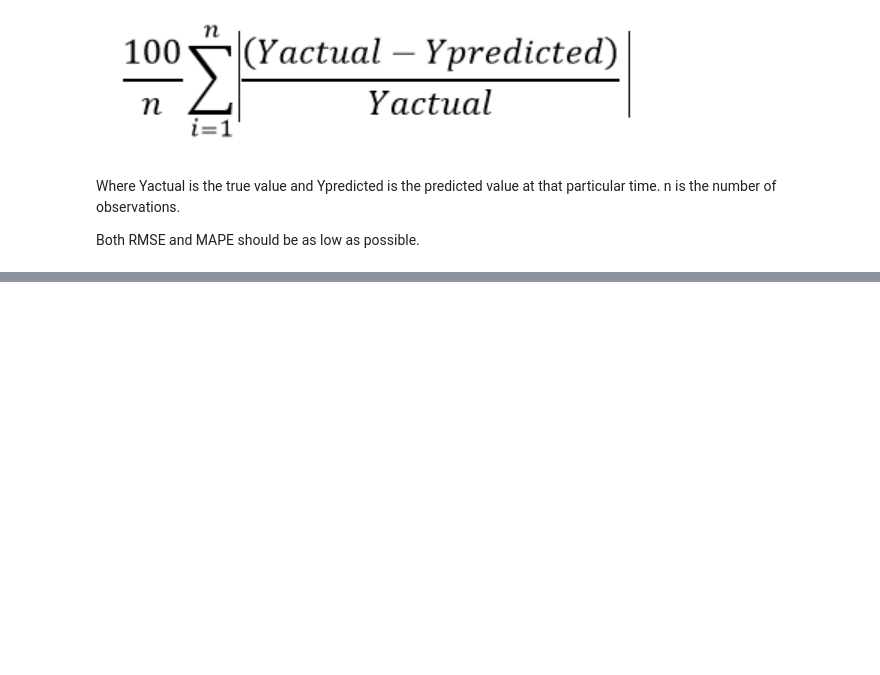
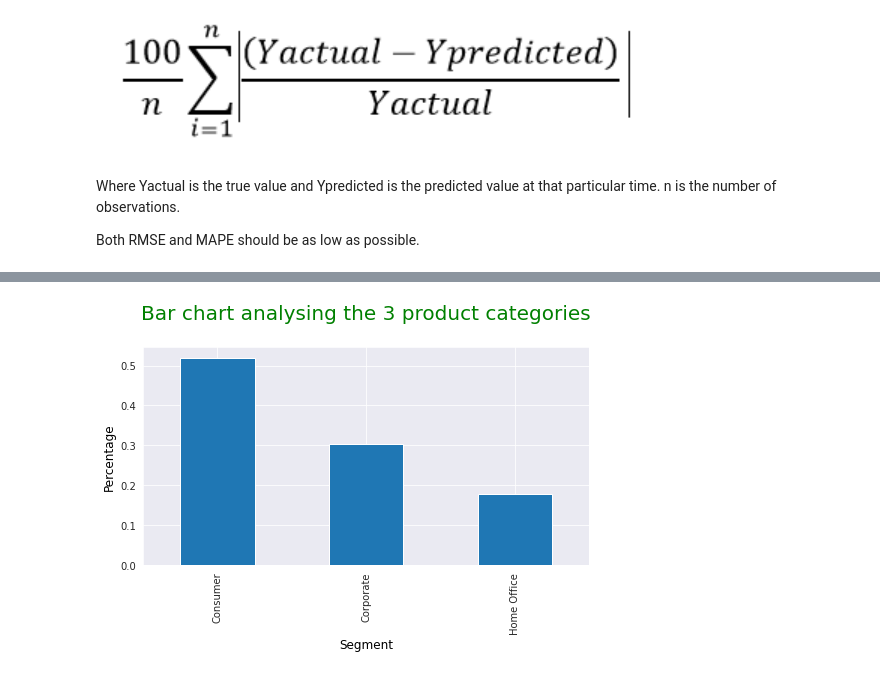
Before and after one commit to rajeshmore1/DataScience_Mentorship, a Jupyter notebook: TS_1_Time_Series_Basics.ipynb, the cells around one changed output, grey strips where cells are left out. Drawn from its saved outputs; the diff is of its cells as text; code cells hidden in the pictures; blank space fills up the shorter version.

```diff
--- a/TS_1_Time_Series_Basics.ipynb
+++ b/TS_1_Time_Series_Basics.ipynb
@@ -64,0 +232,10 @@ Both RMSE and MAPE should be as low as possible.
+# %%
+#Segment column
+plt.figure(figsize= (8,4))
+data["Segment"].value_counts(normalize=True).plot.bar()
+plt.title("Bar chart analysing the 3 product categories\n", fontdict={'fontsize': 20, 'fontweight' : 5, 'color' : 'Green'})
+plt.xlabel("Segment", fontdict={'fontsize': 12, 'fontweight' : 5, 'color' : 'Black'})
+plt.ylabel("Percentage", fontdict={'fontsize': 12, 'fontweight' : 5, 'color' : 'Black'} )
+plt.show()
+# %% [output]
+[figure, added]
```
Also changed, not shown: parts of 74 cells of this notebook.
